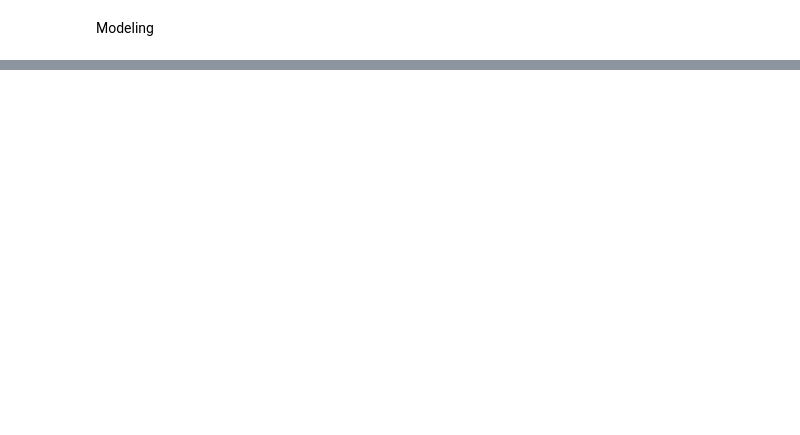
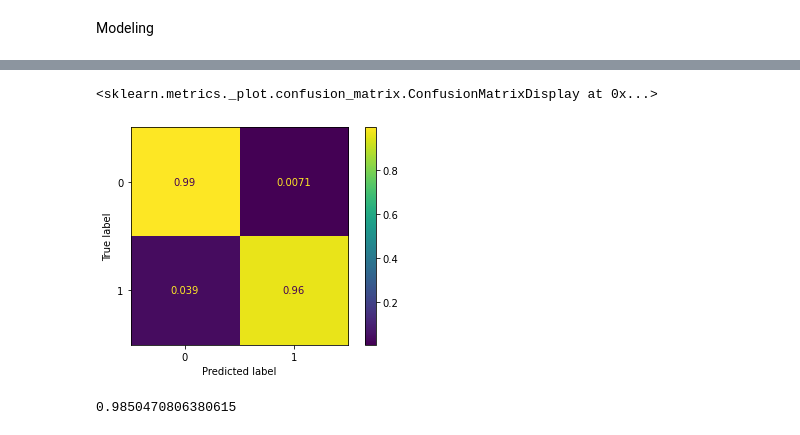
Before and after one commit to ec200000/dsi_project, a Jupyter notebook: dsi-project.ipynb, the cells around one changed output, grey strips where cells are left out. Cells and saved outputs as stored; diff of their text form; code cells hidden in the pictures; blank space fills up the shorter version.

```diff
--- a/dsi-project.ipynb
+++ b/dsi-project.ipynb
@@ -131,4 +171,8 @@ Modeling
 # %%
 y = loans['Defaulted']
 X = loans.drop(columns=['Defaulted'])
+y_backup = y
+X = X.to_numpy()
+y = pd.get_dummies(y)
+y = y.to_numpy()
 X_train, X_test, y_train, y_test = train_test_split(X, y, random_state=0, stratify=y)
@@ -170,20 +178,0 @@ output = Dense(n_inputs, activation='linear')(d)
-# %%
-# define autoencoder model
-model = Model(inputs=visible, outputs=output)
-# compile autoencoder model
-model.compile(optimizer='adam', loss='mse')
-
-n_epochs = 10
-batch_size = 256
-class_weight = {0: 1., 1: 10.}
-
-X_train = np.asarray(X_train).astype('float32')
-fit_time = model.fit(X_train, y_train, epochs=n_epochs, batch_size=batch_size, class_weight=class_weight)
-
-y_train = np.asarray(y_train).astype('float32')
-y_train_predicted = model.predict(X_train)
-y_train_predicted = np.asarray(y_train_predicted).astype('float32')
-metrics.accuracy_score(y_train, np.ndarray.round(y_train_predicted))
-
-y_test_predicted = model.predict(X_test)
-acc_score = metrics.accuracy_score(y_train.values, np.ndarray.round(y_test_predicted))
@@ -211,0 +238,7 @@ ValueError: Classification metrics can't handle a mix of binary and multilabel-i
+# %%
+clf = DecisionTreeClassifier()
+
+y_train_labels = np.argmax(y_train, axis = 1)
+y_test_labels = np.argmax(y_test, axis = 1)
+# %%
+clf.fit(X_train, y_train_labels)
@@ -211,0 +265,17 @@ ValueError: Classification metrics can't handle a mix of binary and multilabel-i
+# %%
+from sklearn.metrics import plot_confusion_matrix
+
+plot_confusion_matrix(clf,X_test,y_test_labels, normalize = 'true')
+# %% [output]
+<sklearn.metrics._plot.confusion_matrix.ConfusionMatrixDisplay at 0x...>
+[figure, added]
+# %%
+TN = cm[0][0]
+FN = cm[1][0]
+TP = cm[1][1]
+FP = cm[0][1]
+
+WACC = 0.25*(TP/(TP+FN))+0.75*(TN/(TN+FP))
+print(WACC)
+# %% [output]
+0.9850470806380615
```
Also changed, not shown: parts of 23 cells of this notebook, 1 other file.
